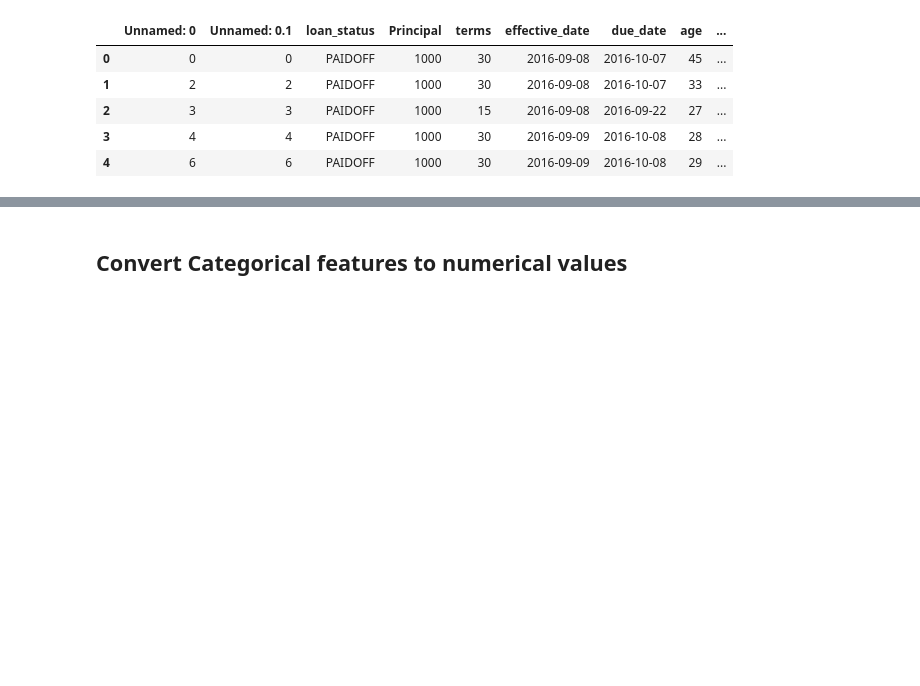
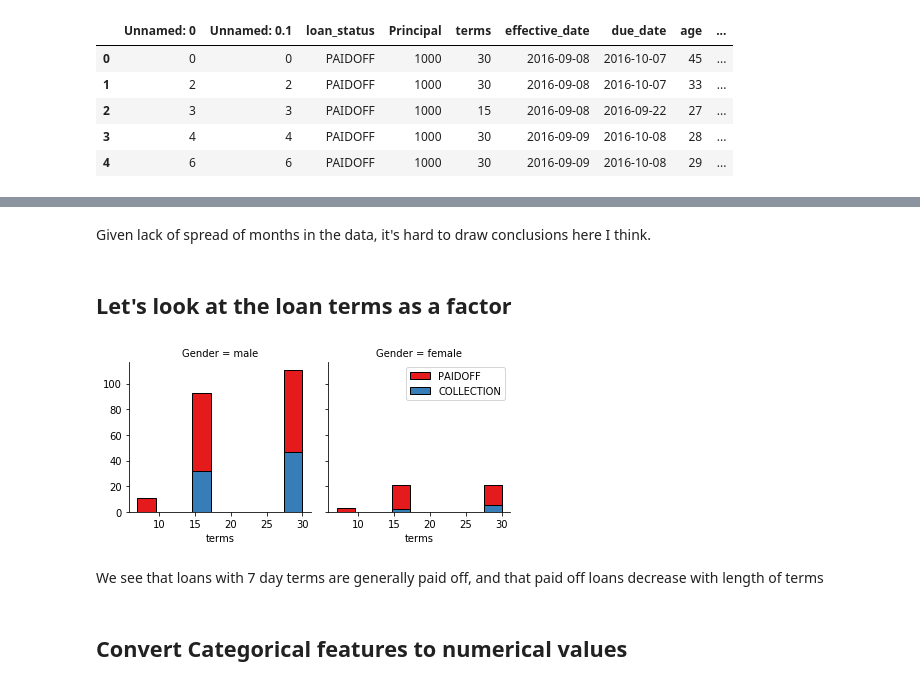
Before and after one commit to ewan-chalmers/coursera-ml-python, a Jupyter notebook: best-classifier-assignment.ipynb, the cells around one changed output, grey strips where cells are left out. Drawn from its saved outputs; the diff is of its cells as text; code cells hidden in the pictures; blank space fills up the shorter version.

```diff
--- a/best-classifier-assignment.ipynb
+++ b/best-classifier-assignment.ipynb
@@ -160,3 +161,17 @@ df.head()
+# %% [markdown]
+Given lack of spread of months in the data, it's hard to draw conclusions here I think.
+# %% [markdown]
+## Let's look at the loan terms as a factor
+# %%
+bins = np.linspace(df.terms.min(), df.terms.max(), 10)
+g = sns.FacetGrid(df, col="Gender", hue="loan_status", palette="Set1", col_wrap=2)
+g.map(plt.hist, 'terms', bins=bins, ec="k")
+g.axes[-1].legend()
+plt.show()
+# %% [output]
+[figure, added]
+# %% [markdown]
+We see that loans with 7 day terms are generally paid off, and that paid off loans decrease with length of terms
 # %% [markdown]
 ## Convert Categorical features to numerical values
 # %% [markdown]
```
Also changed, not shown: parts of 41 cells of this notebook.
